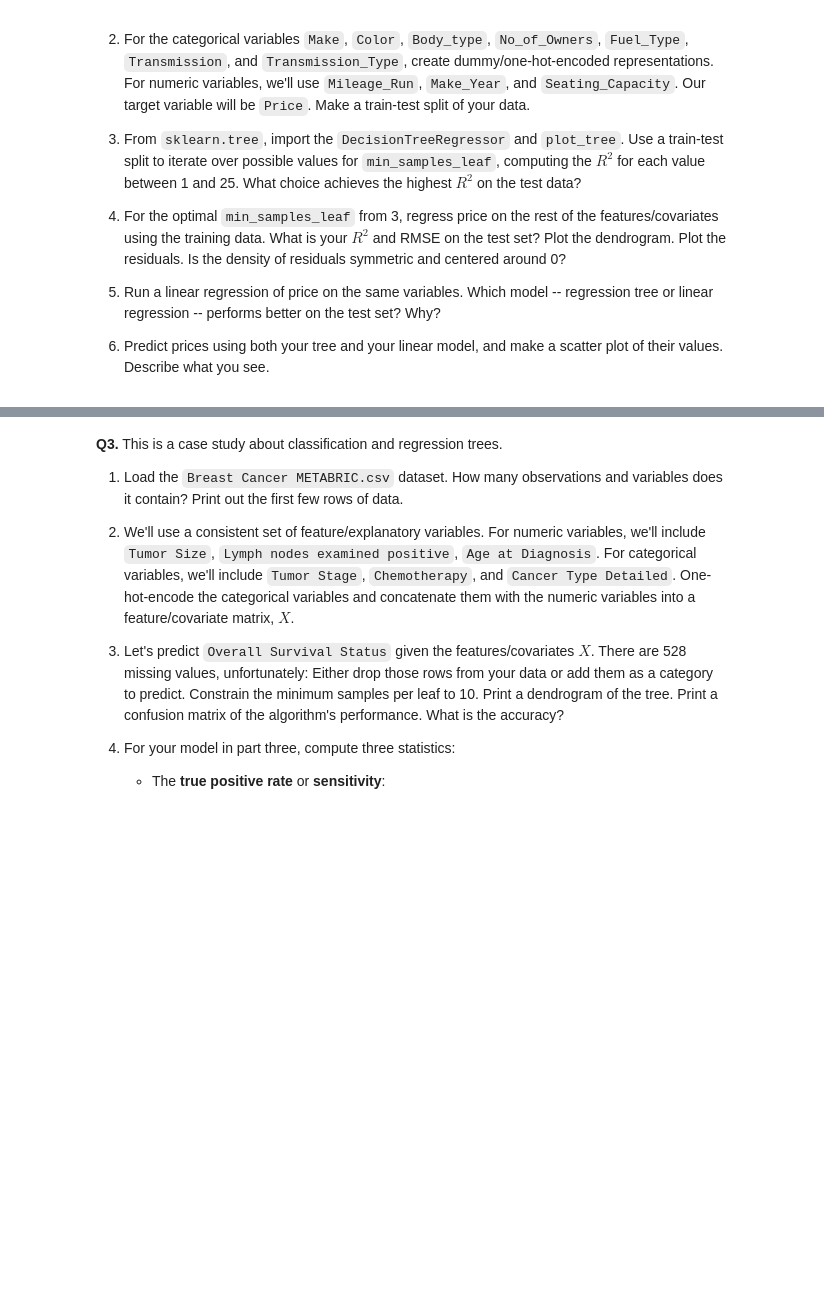
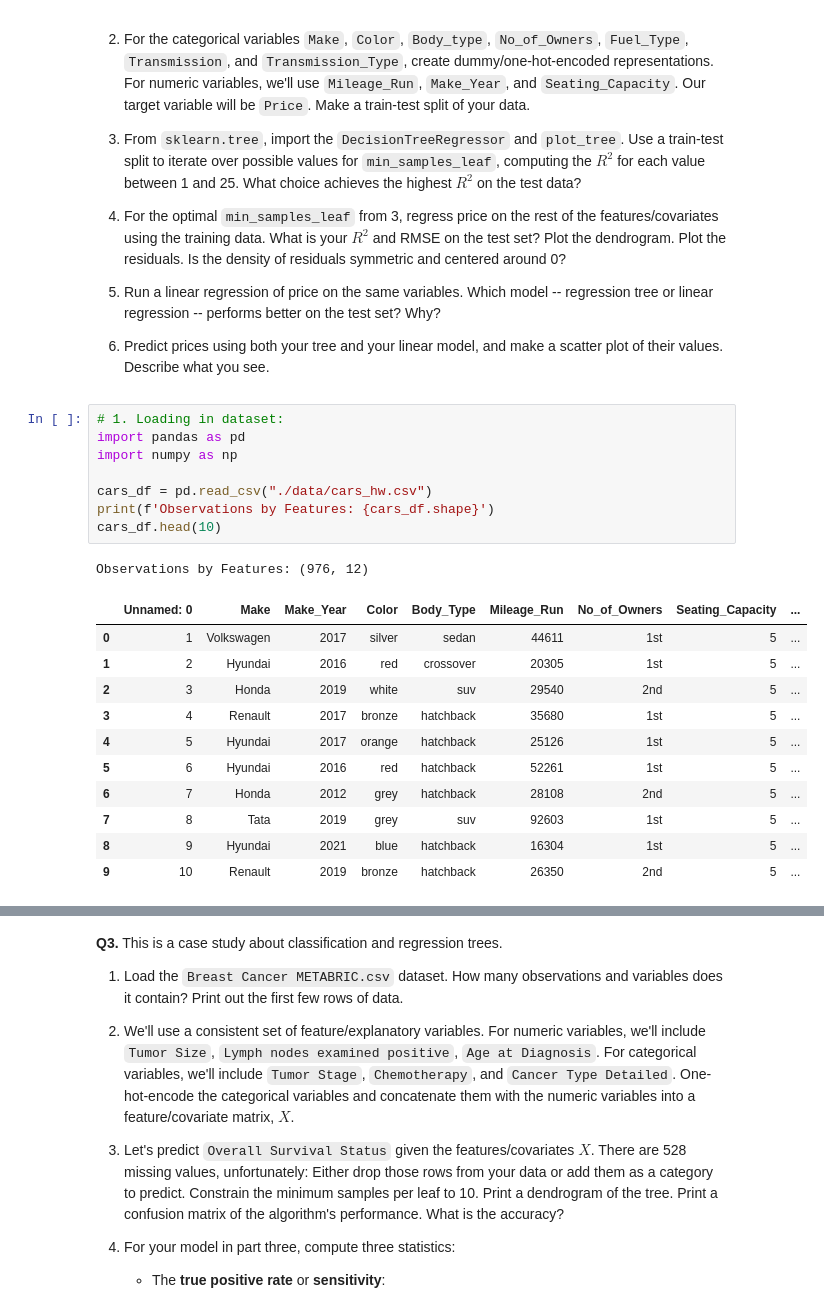
Before and after one commit to yuthimreddy/trees, a Jupyter notebook: assignment/assignment.ipynb, the cells around one changed output, grey strips where cells are left out. Saved outputs shown, nothing was run; the diff lists cells and outputs as text; blank space fills up the shorter version.

```diff
--- a/assignment/assignment.ipynb
+++ b/assignment/assignment.ipynb
@@ -46,3 +46,24 @@ Do three questions.
 4. Run a linear regression of price on the same variables. Which model -- regression tree or linear regression -- performs better on the test set? Why?
 
 5. Predict prices using both your tree and your linear model, and make a scatter plot of their values. Describe what you see.
+# %%
+# 1. Loading in dataset:
+import pandas as pd
+import numpy as np
+
+cars_df = pd.read_csv("./data/cars_hw.csv")
+print(f'Observations by Features: {cars_df.shape}')
+cars_df.head(10)
+# %% [output]
+Observations by Features: (976, 12)
+|  | Unnamed: 0 | Make | Make_Year | Color | Body_Type | Mileage_Run | No_of_Owners | Seating_Capacity | ... |
+| 0 | 1 | Volkswagen | 2017 | silver | sedan | 44611 | 1st | 5 | ... |
+| 1 | 2 | Hyundai | 2016 | red | crossover | 20305 | 1st | 5 | ... |
+| 2 | 3 | Honda | 2019 | white | suv | 29540 | 2nd | 5 | ... |
+| 3 | 4 | Renault | 2017 | bronze | hatchback | 35680 | 1st | 5 | ... |
+| 4 | 5 | Hyundai | 2017 | orange | hatchback | 25126 | 1st | 5 | ... |
+| 5 | 6 | Hyundai | 2016 | red | hatchback | 52261 | 1st | 5 | ... |
+| 6 | 7 | Honda | 2012 | grey | hatchback | 28108 | 2nd | 5 | ... |
+| 7 | 8 | Tata | 2019 | grey | suv | 92603 | 1st | 5 | ... |
+| 8 | 9 | Hyundai | 2021 | blue | hatchback | 16304 | 1st | 5 | ... |
+| 9 | 10 | Renault | 2019 | bronze | hatchback | 26350 | 2nd | 5 | ... |
```
Also changed, not shown: parts of 3 cells of this notebook.
